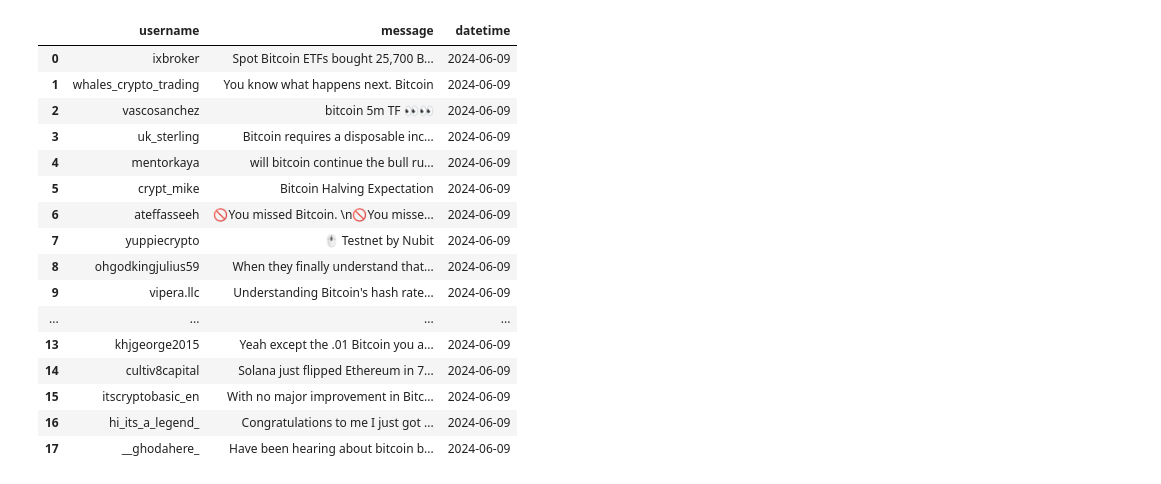
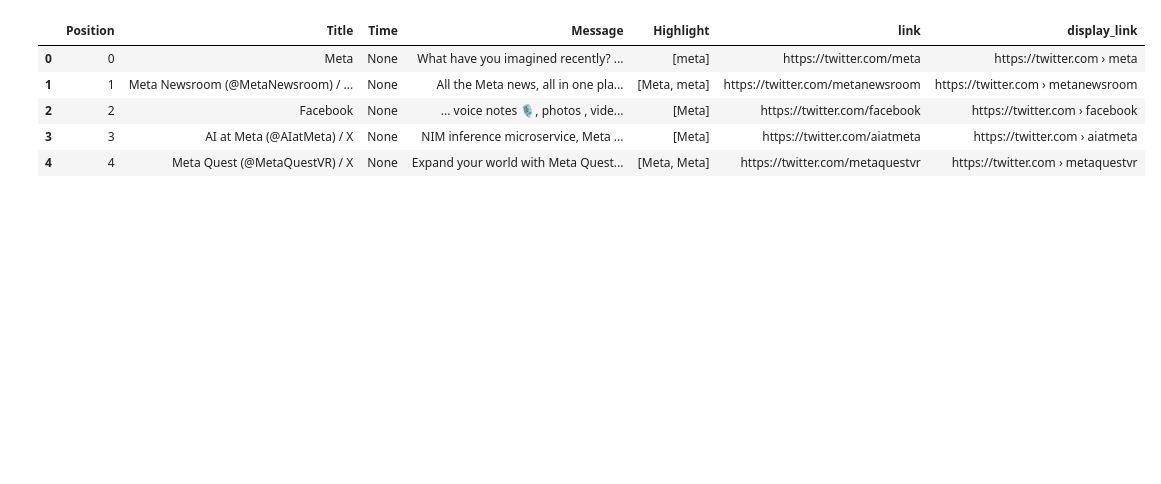
Before and after one commit to AtawimaS/Prediction-Price-of-Stock-and-Currency, a Jupyter notebook: scrapping_threads.ipynb, the cells around one changed output. Saved outputs shown, nothing was run; the diff lists cells and outputs as text; code cells hidden in the pictures; blank space fills up the shorter version.

```diff
--- a/scrapping_threads.ipynb
+++ b/scrapping_threads.ipynb
@@ -1 +6,15 @@
+# %%
+find = "btc-usd"
+# %%
+scraper = TS(find, num=5)
+# %%
+ini = scraper.scrape(dataframe=True)
+ini
+# %% [output]
+|  | Position | Title | Time | Message | Highlight | link | display_link |
+| 0 | 0 | Meta | None | What have you imagined recently? ... | [meta] | https://twitter.com/meta | https://twitter.com › meta |
+| 1 | 1 | Meta Newsroom (@MetaNewsroom) / ... | None | All the Meta news, all in one pla... | [Meta, meta] | https://twitter.com/metanewsroom | https://twitter.com › metanewsroom |
+| 2 | 2 | Facebook | None | ... voice notes 🎙️, photos , vide... | [Meta] | https://twitter.com/facebook | https://twitter.com › facebook |
+| 3 | 3 | AI at Meta (@AIatMeta) / X | None | NIM inference microservice, Meta ... | [Meta] | https://twitter.com/aiatmeta | https://twitter.com › aiatmeta |
+| 4 | 4 | Meta Quest (@MetaQuestVR) / X | None | Expand your world with Meta Quest... | [Meta, Meta] | https://twitter.com/metaquestvr | https://twitter.com › metaquestvr |
 # %%
@@ -16,25 +26,3 @@ scraper = Chrome.threads(link)
-# %%
-ini = scraper.loop(dataframe=True)
-ini['datetime'] = ini['datetime'].apply(lambda x: x.date())
-ini
-# %% [output]
-|  | username | message | datetime |
-| 0 | ixbroker | Spot Bitcoin ETFs bought 25,700 B... | 2024-06-09 |
-| 1 | whales_crypto_trading | You know what happens next. Bitcoin | 2024-06-09 |
-| 2 | vascosanchez | bitcoin 5m TF 👀👀 | 2024-06-09 |
-| 3 | uk_sterling | Bitcoin requires a disposable inc... | 2024-06-09 |
-| 4 | mentorkaya | will bitcoin continue the bull ru... | 2024-06-09 |
-| 5 | crypt_mike | Bitcoin Halving Expectation | 2024-06-09 |
-| 6 | ateffasseeh | 🚫You missed Bitcoin. \n🚫You misse... | 2024-06-09 |
-| 7 | yuppiecrypto | 🖱 Testnet by Nubit | 2024-06-09 |
-| 8 | ohgodkingjulius59 | When they finally understand that... | 2024-06-09 |
-| 9 | vipera.llc | Understanding Bitcoin's hash rate... | 2024-06-09 |
-| ... | ... | ... | ... |
-| 13 | khjgeorge2015 | Yeah except the .01 Bitcoin you a... | 2024-06-09 |
-| 14 | cultiv8capital | Solana just flipped Ethereum in 7... | 2024-06-09 |
-| 15 | itscryptobasic_en | With no major improvement in Bitc... | 2024-06-09 |
-| 16 | hi_its_a_legend_ | Congratulations to me I just got ... | 2024-06-09 |
-| 17 | __ghodahere_ | Have been hearing about bitcoin b... | 2024-06-09 |
 # %%
 nltk.download('punkt')
 nltk.download('stopwords')
```
Also changed, not shown: parts of 18 cells of this notebook, 14 other files.
